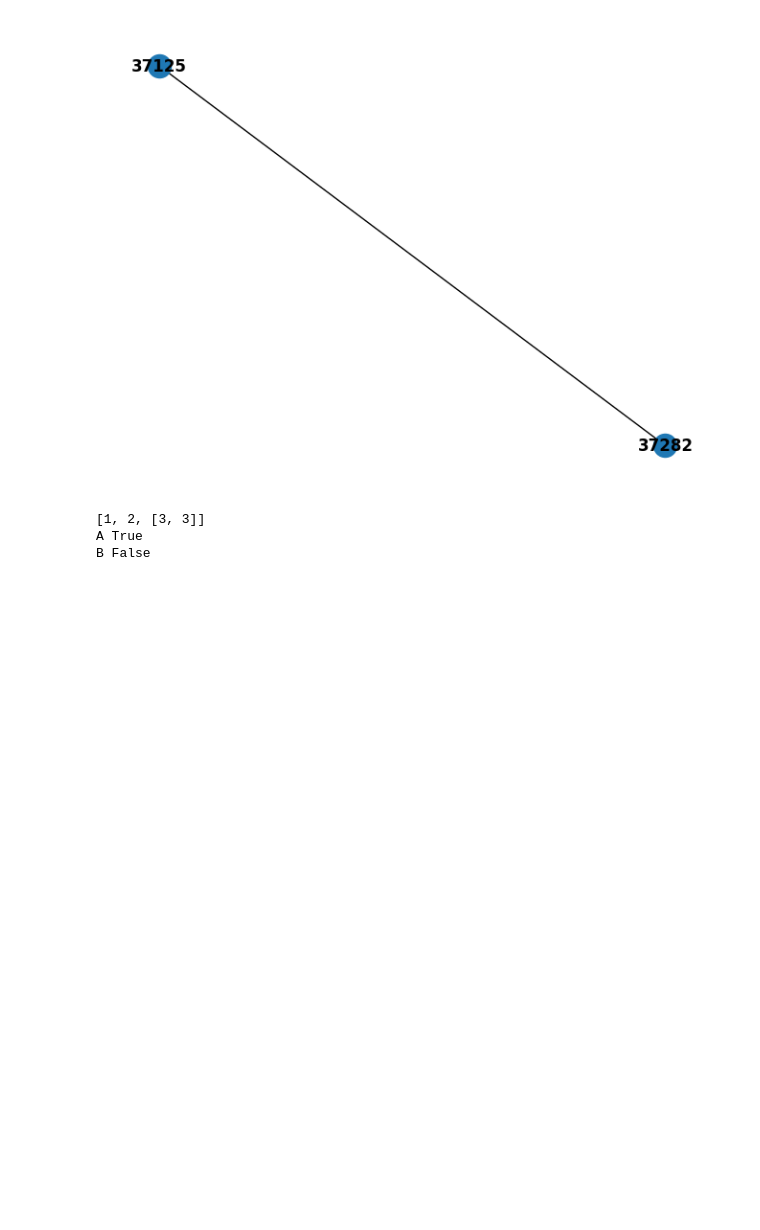
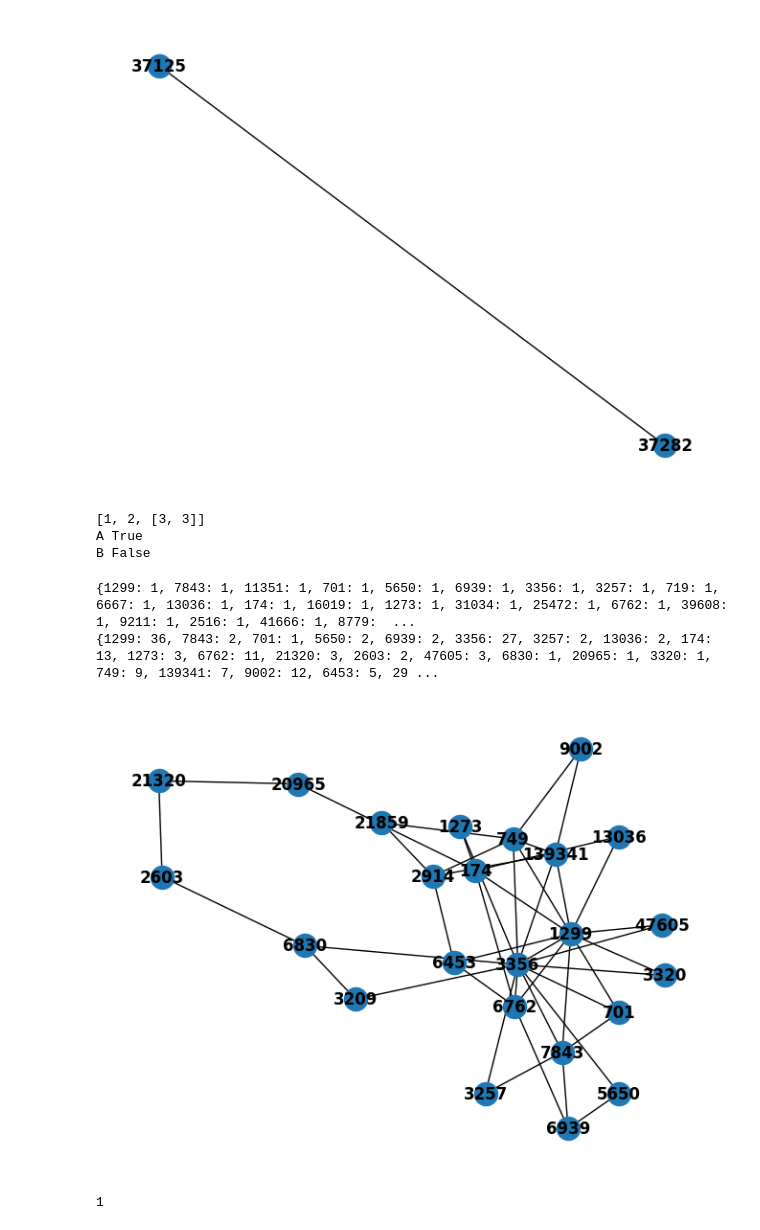
Before and after one commit to Santtu-K/Internet-measurements, a Jupyter notebook: sagan/sagan.ipynb, the cells around one changed output. Saved outputs shown, nothing was run; the diff lists cells and outputs as text; code cells hidden in the pictures; blank space fills up the shorter version.

Commit message:
add pruning and prune score

```diff
--- a/sagan/sagan.ipynb
+++ b/sagan/sagan.ipynb
@@ -494,3 +494,69 @@ print("B", isinstance(b, int))
 [1, 2, [3, 3]]
 A True
 B False
+# %%
+import pickle
+import requests
+from ripe.atlas.sagan import TracerouteResult
+import numpy as np
+import pyasn
+import networkx as nx
+import matplotlib.pyplot as plt
+import time
+
+
+# load graph object from file
+G = pickle.load(open('100graph.pickle', 'rb'))
+#nx.draw(G, with_labels=True, font_weight='bold')
+
+degrees = [[int(asn),deg] for asn, deg in G.degree()]
+
+# Prune scores for all ASns/nodes
+prune_scores_list = [[int(n),1] for n in G]
+prune_scores = dict(prune_scores_list)
+
+#print(prune_scores)
+
+flag = True
+while flag == True:
+    flag = False
+
+    for i, x in enumerate(degrees):
+        asn_i = x[0]
+        degree = x[1]
+
+        if degree <= 1:
+            if degree == 1: # accumulate the prune score
+                r = list(G.edges(asn_i))
+                if len(r) > 0:
+                    #print("hello asn:",asn_i, "edge",r, "type", type(r), "len", len(r))
+                    a = dict(r)
+                    source = a[asn_i]
+                    prune_score = prune_scores[asn_i]
+                    prune_scores[source] = prune_scores[source] + prune_score
+
+            G.remove_node(asn_i)
+            flag = True
+
+    degrees = [[int(asn),deg] for asn, deg in G.degree()]
+
+# Prune scores for only the "important" ASns/nodes (the ones that are left after pruning)
+important_nodes_list = [(int(n), prune_scores[n]) for n in G]
+important_nodes = dict(important_nodes_list)
+
+print(important_nodes)
+
+
+nx.draw(G, with_labels=True, font_weight='bold')
+# %% [output]
+{1299: 1, 7843: 1, 11351: 1, 701: 1, 5650: 1, 6939: 1, 3356: 1, 3257: 1, 719: 1, 6667: 1, 13036: 1, 174: 1, 16019: 1, 1273: 1, 31034: 1, 25472: 1, 6762: 1, 39608: 1, 9211: 1, 2516: 1, 41666: 1, 8779:  ...
+{1299: 36, 7843: 2, 701: 1, 5650: 2, 6939: 2, 3356: 27, 3257: 2, 13036: 2, 174: 13, 1273: 3, 6762: 11, 21320: 3, 2603: 2, 47605: 3, 6830: 1, 20965: 1, 3320: 1, 749: 9, 139341: 7, 9002: 12, 6453: 5, 29 ...
+[figure, added]
+# %%
+a = [("a", 1), ("b", 2), ("c", 3)]
+
+res = dict(a)
+
+print(res["a"])
+# %% [output]
+1
```
Also changed, not shown: 3 other files.
